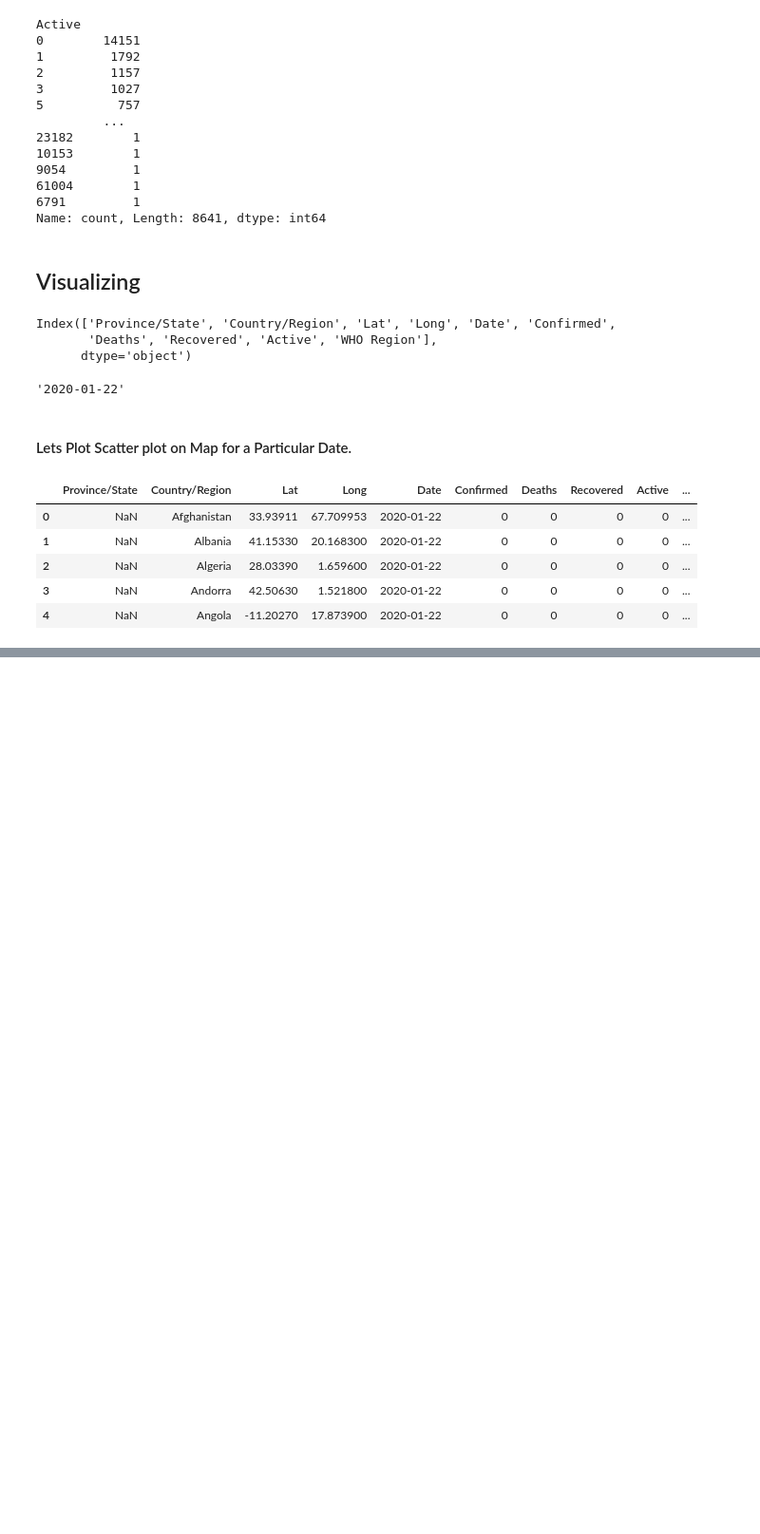
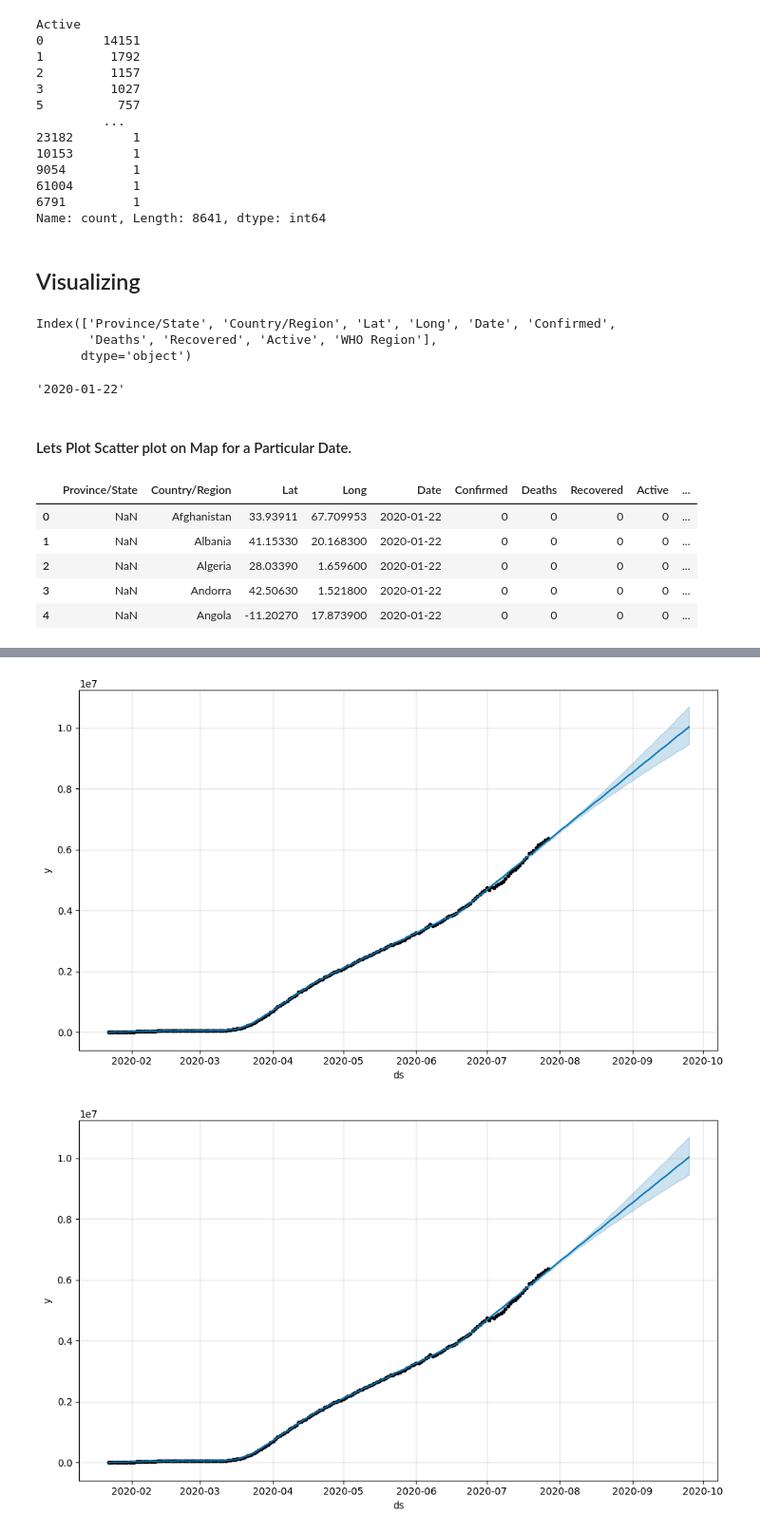
Before and after one commit to Manan-Rastogi/Covid19_Forecasting, a Jupyter notebook: covid_19.ipynb, the cells around one changed output, grey strips where cells are left out. Shown: that part at 95% size. Saved outputs shown, nothing was run; the diff lists cells and outputs as text; code cells hidden in the pictures; blank space fills up the shorter version.

Commit message:
Covid 19 Forecasted

```diff
--- a/covid_19.ipynb
+++ b/covid_19.ipynb
@@ -237,0 +397,5 @@ for i in dates:
+# %%
+forecasting= df_forecast[['Date', 'Confirmed']]
+forecasting.index = range(0, forecasting.shape[0])
+forecasting.columns= ['ds', 'y']
+forecasting.head()
@@ -237,0 +411,3 @@ for i in dates:
+# %%
+prophet_model= Prophet()
+prophet_model.fit(forecasting)
@@ -237,0 +418,3 @@ for i in dates:
+# %%
+future_days= prophet_model.make_future_dataframe(periods=60, freq='D')
+future_days.head()
@@ -237,0 +428,2 @@ for i in dates:
+# %%
+forecast_future= prophet_model.predict(future_days)
@@ -237,0 +439,5 @@ for i in dates:
+# %%
+prophet_model.plot(forecast_future)
+# %% [output]
+[figure, added]
+[figure, added]
```
Also changed, not shown: parts of 36 cells of this notebook, 1 other file.
